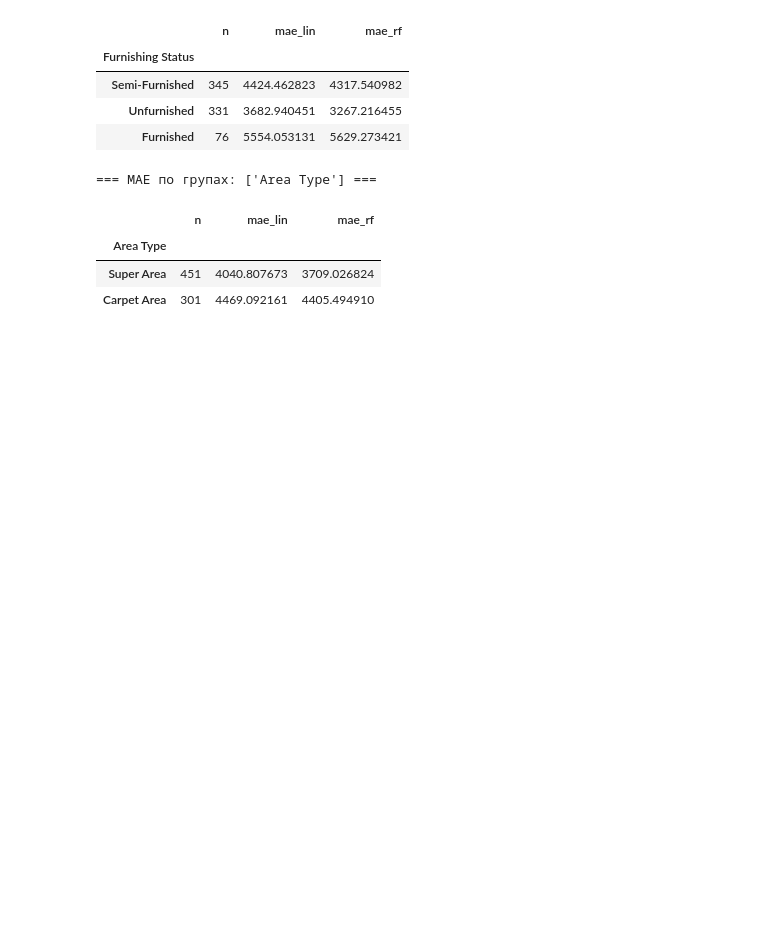
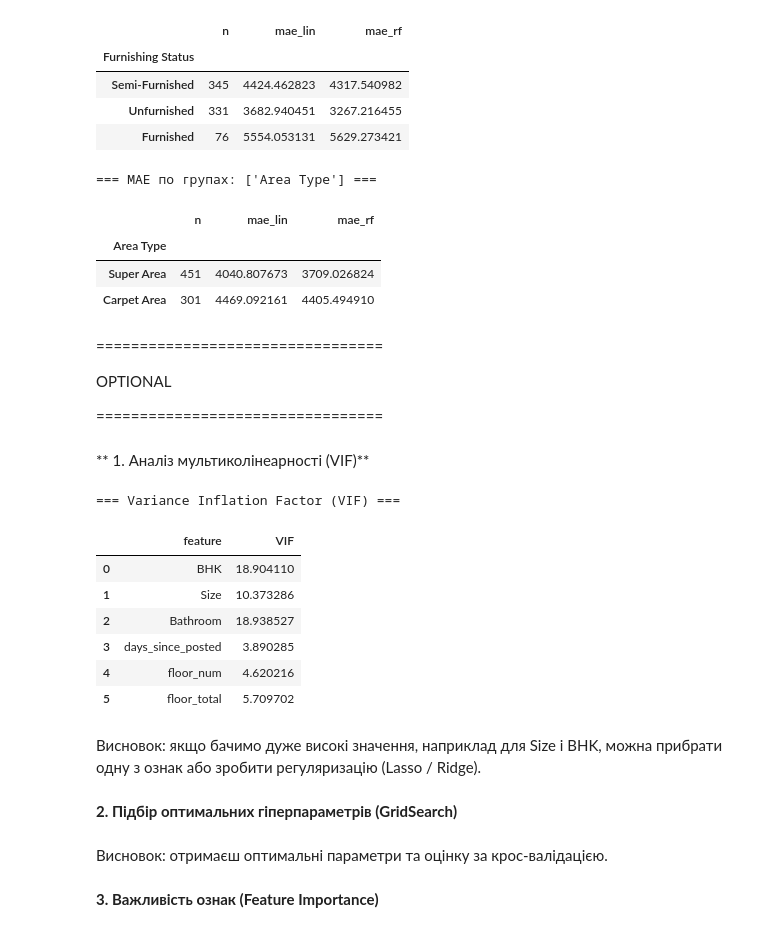
Before and after one commit to svetlanama/math, a Jupyter notebook: ДЗ10_Моісеєнко_Світлана_Олександрівна.ipynb, the cells around one changed output. Drawn from its saved outputs; the diff is of its cells as text; code cells hidden in the pictures; blank space fills up the shorter version.

Commit message:
Optional

```diff
--- a/ДЗ10_Моісеєнко_Світлана_Олександрівна.ipynb
+++ b/ДЗ10_Моісеєнко_Світлана_Олександрівна.ipynb
@@ -889,3 +889,37 @@ for by in [["BHK"], ["City"], ["Furnishing Status"], ["Area Type"]]:
 | Area Type |  |  |  |
 | Super Area | 451 | 4040.807673 | 3709.026824 |
 | Carpet Area | 301 | 4469.092161 | 4405.494910 |
+# %% [markdown]
+=================================
+
+OPTIONAL
+
+=================================
+# %% [markdown]
+** 1. Аналіз мультиколінеарності (VIF)**
+# %%
+from statsmodels.stats.outliers_influence import variance_inflation_factor
+
+# Беремо лише числові ознаки
+X_num = df_model[["BHK", "Size", "Bathroom", "days_since_posted", "floor_num", "floor_total"]].dropna()
+
+# Розрахунок VIF
+vif_data = pd.DataFrame()
+vif_data["feature"] = X_num.columns
+vif_data["VIF"] = [variance_inflation_factor(X_num.values, i) for i in range(X_num.shape[1])]
+
+print("=== Variance Inflation Factor (VIF) ===")
+display(vif_data)
+# %% [output]
+=== Variance Inflation Factor (VIF) ===
+|  | feature | VIF |
+| 0 | BHK | 18.904110 |
+| 1 | Size | 10.373286 |
+| 2 | Bathroom | 18.938527 |
+| 3 | days_since_posted | 3.890285 |
+| 4 | floor_num | 4.620216 |
+| 5 | floor_total | 5.709702 |
+# %% [markdown]
+Висновок: якщо бачимо дуже високі значення, наприклад для Size і BHK, можна прибрати одну з ознак або зробити регуляризацію (Lasso / Ridge).
+# %% [markdown]
+**2. Підбір оптимальних гіперпараметрів (GridSearch)**
@@ -892,3 +956,7 @@ for by in [["BHK"], ["City"], ["Furnishing Status"], ["Area Type"]]:
+# %% [markdown]
+Висновок: отримаєш оптимальні параметри та оцінку за крос-валідацією.
+# %% [markdown]
+**3. Важливість ознак (Feature Importance)**
 # %%
 from sklearn.inspection import permutation_importance
 
```
Also changed, not shown: parts of 4 cells of this notebook.
